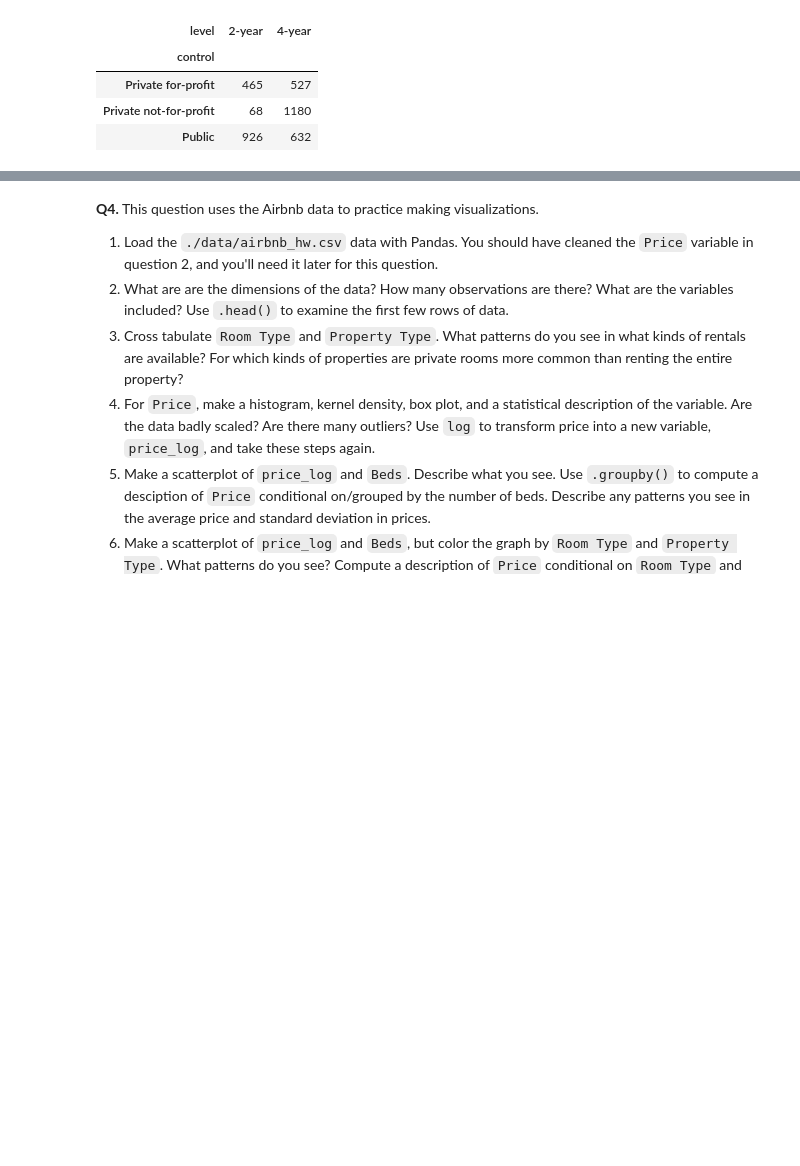
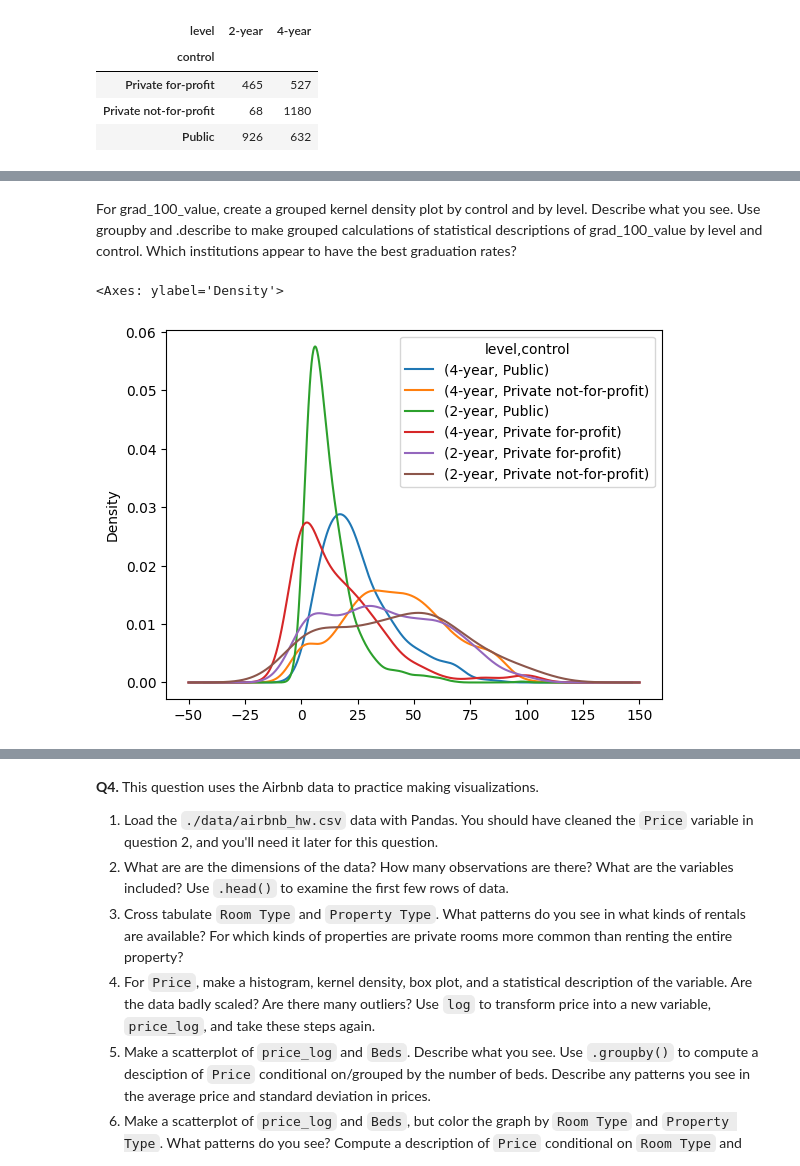
Before and after one commit to BAltenburger/assignment2, a Jupyter notebook: assignment2.ipynb, the cells around one changed output, grey strips where cells are left out. Drawn from its saved outputs; the diff is of its cells as text; code cells hidden in the pictures; blank space fills up the shorter version.

```diff
--- a/assignment2.ipynb
+++ b/assignment2.ipynb
@@ -194,0 +238,17 @@ pd.crosstab(df['control'], df['level'])
+# %% [markdown]
+For grad_100_value, create a grouped kernel density plot by control and by level. Describe what you see. Use groupby and .describe to make grouped calculations of statistical descriptions of grad_100_value by level and control. Which institutions appear to have the best graduation rates?
+# %%
+group_by = ['level','control']
+var = 'grad_100_value'
+df_wide = df.pivot(columns=group_by,values=var)
+df_wide.plot.density()
+# Overall this plot is concerning because no group of colleges has a peak at
+# over 50, meaning graduation rates overall are low
+# Two year public colleges have a very large peak early on
+# It looks like 4 year private not for profit colleges as a
+# little platue around 75-100 range, which is good
+# 4 year private for-profit colleges has less of a range of values
+# and are more clustered towards the low end
+# %% [output]
+<Axes: ylabel='Density'>
+[figure, added]
```
Also changed, not shown: parts of 19 cells of this notebook.
